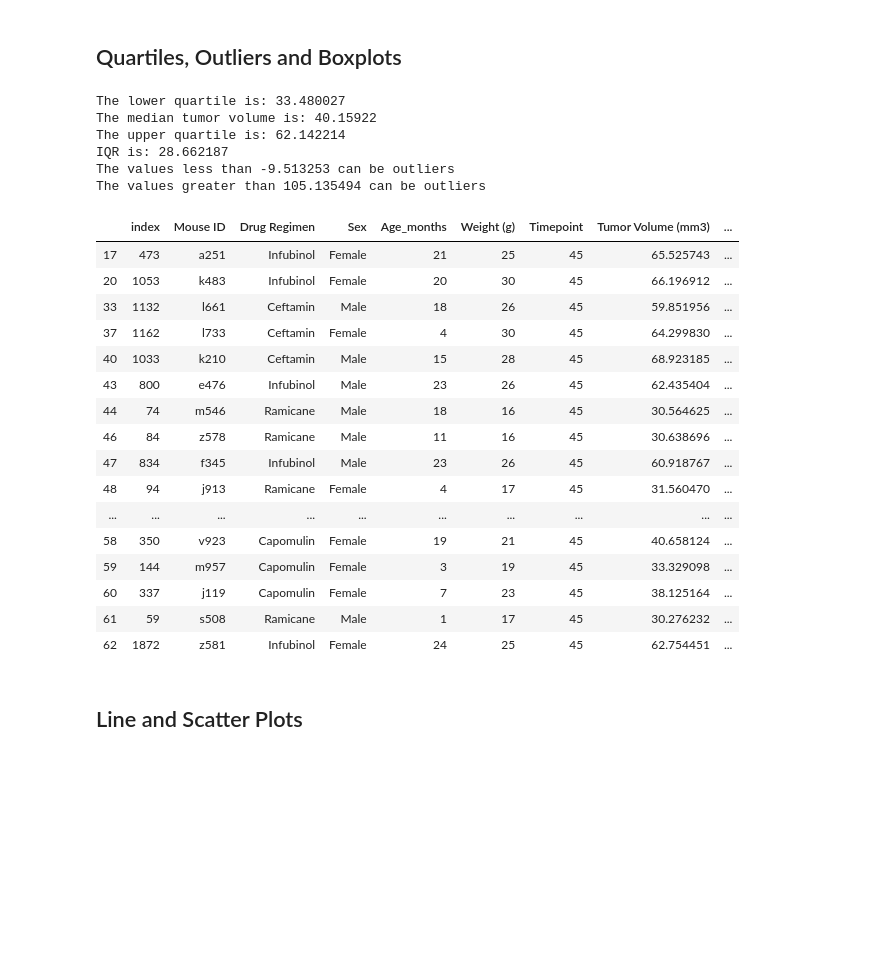
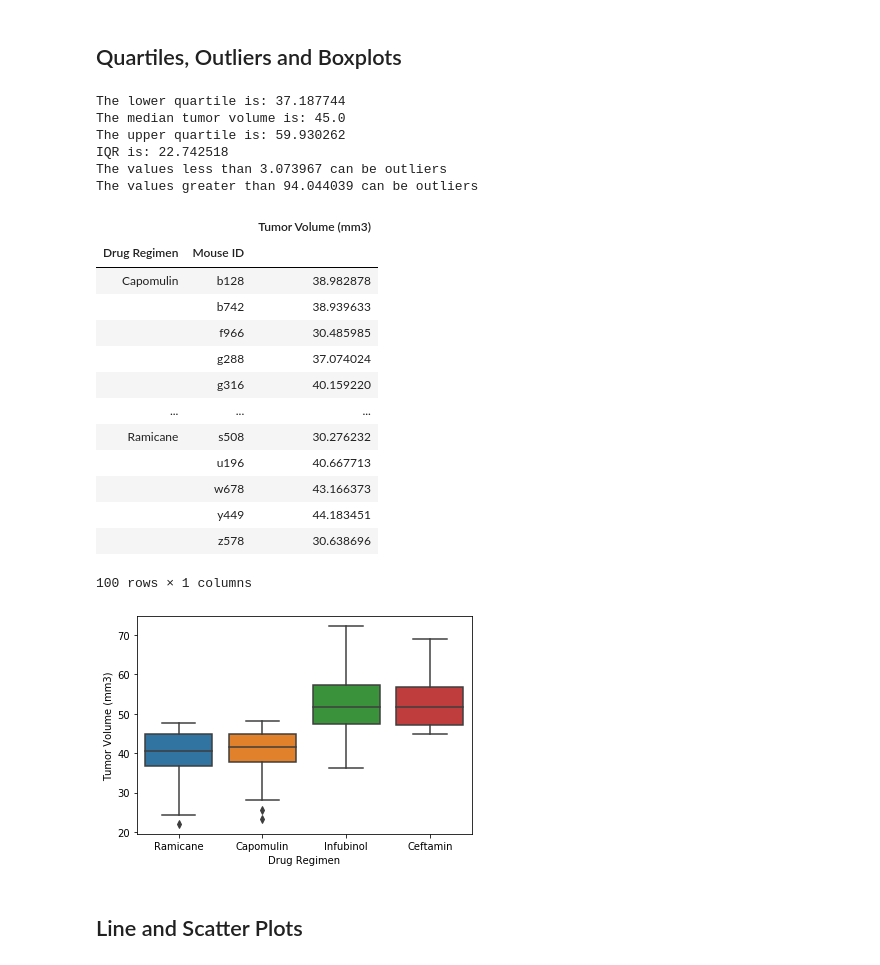
Before and after one commit to yaitouny/SMU_homework, a Jupyter notebook: 05-Matplotlib/Matplotlob - The Power of Plots/Pymaceuticals/pymaceuticals_starter.ipynb, the cells around one changed output. Cells and saved outputs as stored; diff of their text form; code cells hidden in the pictures; blank space fills up the shorter version.

Commit message:
plotting data

```diff
--- a/05-Matplotlib/Matplotlob - The Power of Plots/Pymaceuticals/pymaceuticals_starter.ipynb
+++ b/05-Matplotlib/Matplotlob - The Power of Plots/Pymaceuticals/pymaceuticals_starter.ipynb
@@ -200,56 +201,53 @@ plt.show()
 # Capomulin, Ramicane, Infubinol, and Ceftamin.
 #df.loc[df['column_name'].isin(some_values)]
 
-df2 = new_df.loc[new_df["Drug Regimen"].isin(["Capomulin", "Ramicane", "Infubinol", "Ceftamin"])].sort_values(["Timepoint"])
-df2 = df2.loc[df2["Timepoint"] == 45].reset_index()
+df2 = new_df.loc[new_df["Drug Regimen"].isin(["Capomulin", "Ramicane", "Infubinol", "Ceftamin"])]
+
+#Calculate the final tumor volume and convert the series to dataframe
+final_volume = df2.groupby(["Drug Regimen", "Mouse ID"]).last()["Tumor Volume (mm3)"].to_frame()
 
 # Calculate the quartiles and IQR and quantitatively determine if there are any potential outliers across all four
 # treatment regimens.
 
-q1 = round(df2["Tumor Volume (mm3)"].quantile(0.25),6)
-q2 = round(df2["Tumor Volume (mm3)"].quantile(0.50),6)
-q3 = round(df2["Tumor Volume (mm3)"].quantile(0.75),6)
+q1 = round(final_volume["Tumor Volume (mm3)"].quantile(0.25),6)
+q2 = round(final_volume["Tumor Volume (mm3)"].quantile(0.50),6)
+q3 = round(final_volume["Tumor Volume (mm3)"].quantile(0.75),6)
 IQR = round(q3 - q1,6)
 lower_bound = round(q1 - (1.5*IQR),6)
 upper_bound = round(q3 + (1.5*IQR),6)
 
 print(f"The lower quartile is: {q1}\nThe median tumor volume is: {q2}\nThe upper quartile is: {q3}\nIQR is: {IQR}")
 print(f"The values less than {lower_bound} can be outliers\nThe values greater than {upper_bound} can be outliers")
+final_volume
 # %% [output]
-The lower quartile is: 33.480027
-The median tumor volume is: 40.15922
-The upper quartile is: 62.142214
-IQR is: 28.662187
-The values less than -9.513253 can be outliers
-The values greater than 105.135494 can be outliers
+The lower quartile is: 37.187744
+The median tumor volume is: 45.0
+The upper quartile is: 59.930262
+IQR is: 22.742518
+The values less than 3.073967 can be outliers
+The values greater than 94.044039 can be outliers
+|  |  | Tumor Volume (mm3) |
+| Drug Regimen | Mouse ID |  |
+| Capomulin | b128 | 38.982878 |
+|  | b742 | 38.939633 |
+|  | f966 | 30.485985 |
+|  | g288 | 37.074024 |
+|  | g316 | 40.159220 |
+| ... | ... | ... |
+| Ramicane | s508 | 30.276232 |
+|  | u196 | 40.667713 |
+|  | w678 | 43.166373 |
+|  | y449 | 44.183451 |
+|  | z578 | 30.638696 |
+100 rows × 1 columns
 # %%
 # Generate a box plot of the final tumor volume of each mouse across four regimens of interest
-df2.groupby(["Drug Regimen"]).tail()
-#new_list = [list[0] for list in tumors_and_drugs["Tumor Volume (mm3)"]]
+sns.boxplot(data=df2, x = 'Drug Regimen', y = 'Tumor Volume (mm3)')
 
-#plt.boxplot(tumors_and_drugs)
-#plt.title('Reaction Times at Baseball Batting Cage')
-#plt.ylabel('Reaction Time (ms)')
-#plt.show()
-#tumors_and_drugs.head()
+plt.savefig("../Images/BoxPlot.png")
+plt.show()
 # %% [output]
-|  | index | Mouse ID | Drug Regimen | Sex | Age_months | Weight (g) | Timepoint | Tumor Volume (mm3) | ... |
-| 17 | 473 | a251 | Infubinol | Female | 21 | 25 | 45 | 65.525743 | ... |
-| 20 | 1053 | k483 | Infubinol | Female | 20 | 30 | 45 | 66.196912 | ... |
-| 33 | 1132 | l661 | Ceftamin | Male | 18 | 26 | 45 | 59.851956 | ... |
-| 37 | 1162 | l733 | Ceftamin | Female | 4 | 30 | 45 | 64.299830 | ... |
-| 40 | 1033 | k210 | Ceftamin | Male | 15 | 28 | 45 | 68.923185 | ... |
-| 43 | 800 | e476 | Infubinol | Male | 23 | 26 | 45 | 62.435404 | ... |
-| 44 | 74 | m546 | Ramicane | Male | 18 | 16 | 45 | 30.564625 | ... |
-| 46 | 84 | z578 | Ramicane | Male | 11 | 16 | 45 | 30.638696 | ... |
-| 47 | 834 | f345 | Infubinol | Male | 23 | 26 | 45 | 60.918767 | ... |
-| 48 | 94 | j913 | Ramicane | Female | 4 | 17 | 45 | 31.560470 | ... |
-| ... | ... | ... | ... | ... | ... | ... | ... | ... | ... |
-| 58 | 350 | v923 | Capomulin | Female | 19 | 21 | 45 | 40.658124 | ... |
-| 59 | 144 | m957 | Capomulin | Female | 3 | 19 | 45 | 33.329098 | ... |
-| 60 | 337 | j119 | Capomulin | Female | 7 | 23 | 45 | 38.125164 | ... |
-| 61 | 59 | s508 | Ramicane | Male | 1 | 17 | 45 | 30.276232 | ... |
-| 62 | 1872 | z581 | Infubinol | Female | 24 | 25 | 45 | 62.754451 | ... |
+[figure, added]
 # %% [markdown]
 ## Line and Scatter Plots
 # %%
```
Also changed, not shown: parts of 3 cells of this notebook, 3 other files.
